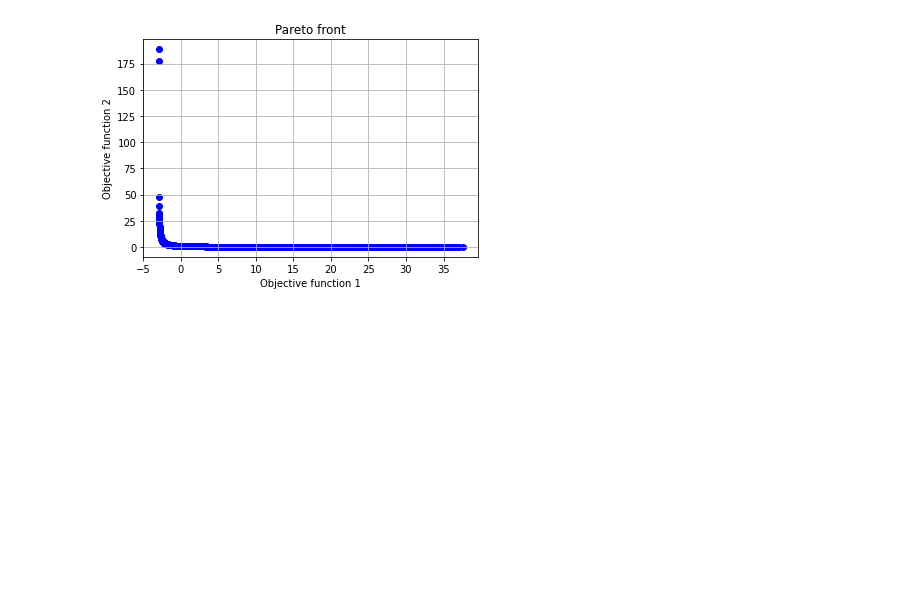
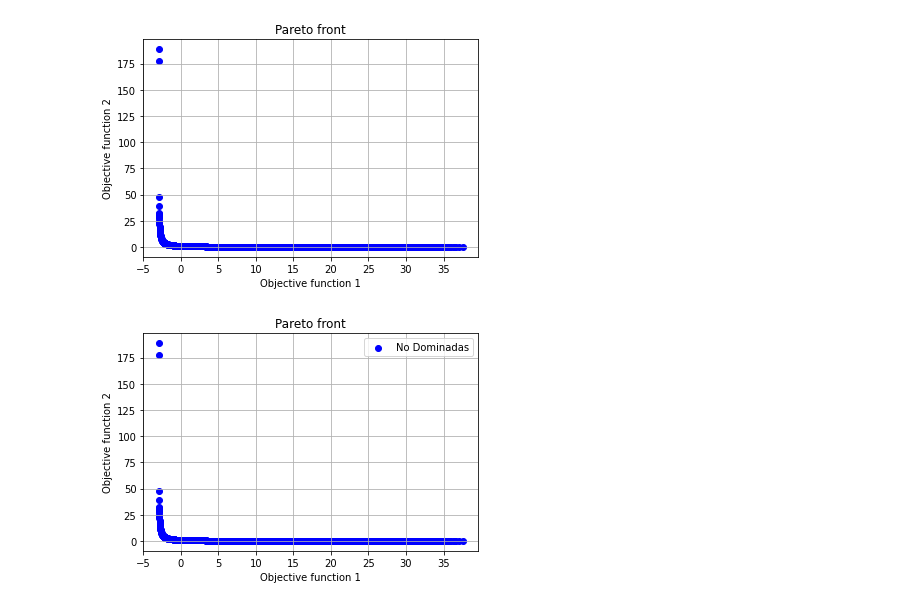
Before and after one commit to igomezv/ComputoEvolutivo, a Jupyter notebook: 6_5_Multiobjetivo.ipynb, the cells around one changed output. Drawn from its saved outputs; the diff is of its cells as text; code cells hidden in the pictures; blank space fills up the shorter version.

```diff
--- a/6_5_Multiobjetivo.ipynb
+++ b/6_5_Multiobjetivo.ipynb
@@ -149,6 +149,26 @@ LAMBDA = 100
 CXPB = 0.7
 MUTPB = 0.3
 
+#################
+
+logbook = tools.Logbook()
+
+# En tu bucle evolutivo, guardarías las soluciones generadas en cada generación:
+for gen in range(NGEN):
+    offspring = algorithms.varAnd(pop, toolbox, CXPB, MUTPB)
+    fits = toolbox.map(toolbox.evaluate, offspring)
+    for fit, ind in zip(fits, offspring):
+        ind.fitness.values = fit
+    pop = toolbox.select(offspring, k=MU)
+    logbook.record(gen=gen, pop=pop)  # Guardar la población de esta generación en el Logbook
+
+# Al final de la evolución, tendrías todas las soluciones generadas:
+all_solutions = np.array([ind.fitness.values for gen in logbook for ind in gen['pop']])
+
+# Y podrías extraer las soluciones dominadas como antes:
+dominated_solutions = np.array([sol for sol in all_solutions if sol.tolist() not in non_dominated_solutions.tolist()])
+
+###############
 pop = toolbox.population(n=MU)
 hof = tools.ParetoFront()
 stats = tools.Statistics(lambda ind: ind.fitness.values)
@@ -189,3 +209,26 @@ plt.grid(True)
 plt.show()
 # %% [output]
 [figure]
+# %%
+# Extraer todas las soluciones generadas
+all_solutions = np.array([ind.fitness.values for ind in pop])
+
+# Extraer las soluciones no dominantes (frente de Pareto)
+non_dominated_solutions = np.array([ind.fitness.values for ind in hof])
+
+# Extraer las soluciones dominantes
+dominated_solutions = np.array([sol for sol in all_solutions if sol.tolist() not in non_dominated_solutions.tolist()])
+
+# Graficar el frente de Pareto y las soluciones dominantes
+plt.scatter(non_dominated_solutions[:,0], non_dominated_solutions[:,1], c="b", label='No Dominadas')
+if dominated_solutions.size != 0:  # Solo graficar si hay soluciones dominadas
+    plt.scatter(dominated_solutions[:,0], dominated_solutions[:,1], c="r", label='Dominadas')
+plt.axis("tight")
+plt.xlabel('Objective function 1')
+plt.ylabel('Objective function 2')
+plt.title('Pareto front')
+plt.grid(True)
+plt.legend()
+plt.show()
+# %% [output]
+[figure, added]
```
Also changed, not shown: parts of 1 cell of this notebook.
